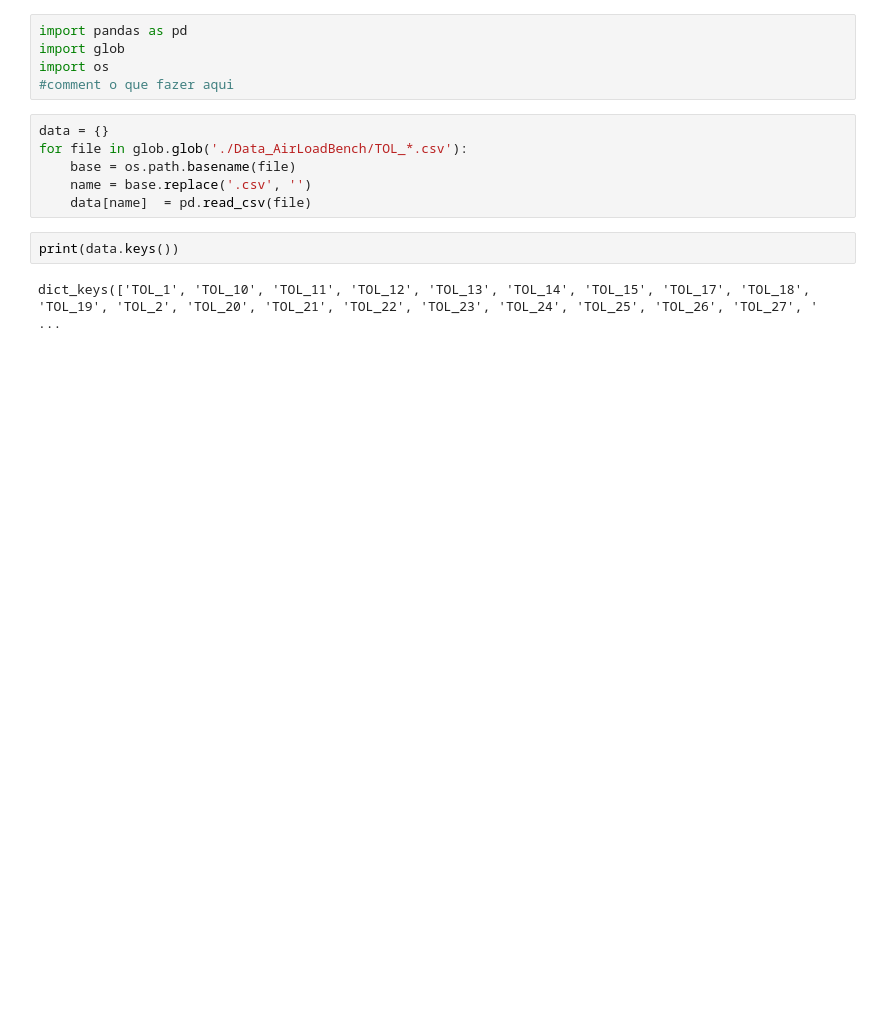
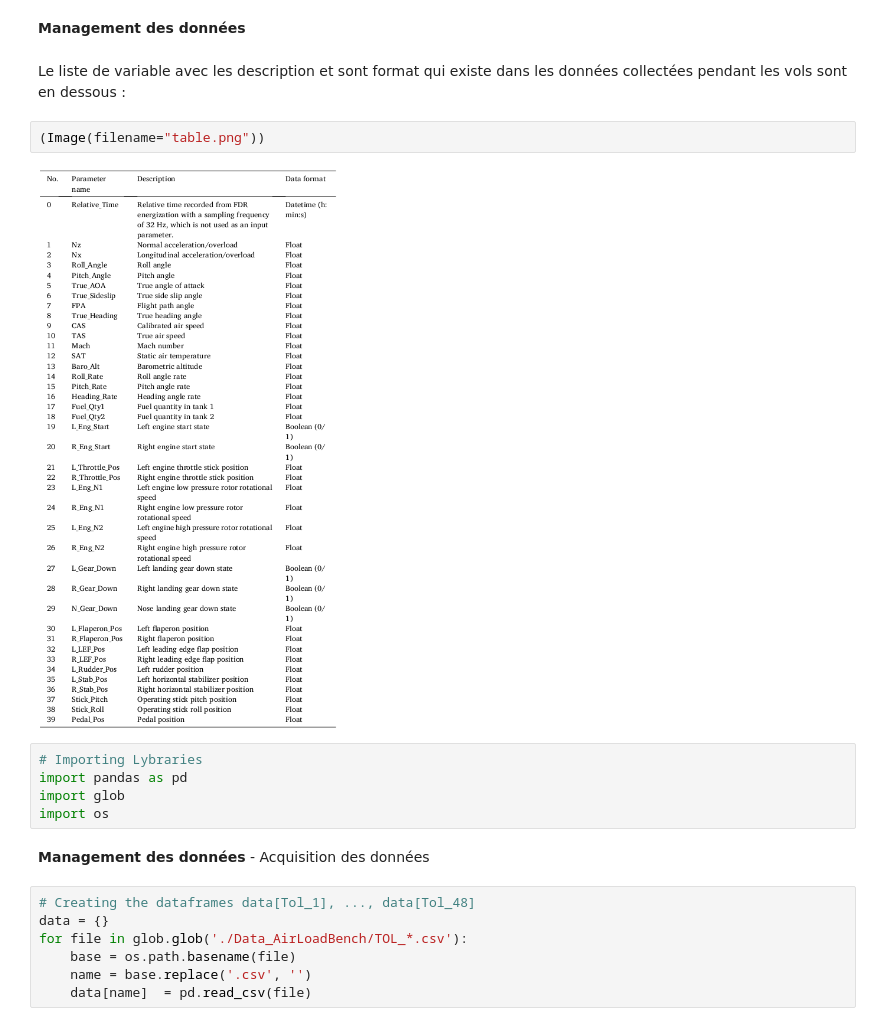
Before and after one commit to BrunoRichard98/Mini_Challenge_Capteur_Virtuel_AirLoadBench, a Jupyter notebook: Mini_Challenge_Bruno_Samuel.ipynb, the cells around one changed output. Cells and saved outputs as stored; diff of their text form; blank space fills up the shorter version.

```diff
--- a/Mini_Challenge_Bruno_Samuel.ipynb
+++ b/Mini_Challenge_Bruno_Samuel.ipynb
@@ -1,17 +27,24 @@
+# %% [markdown]
+**Management des données**
+# %% [markdown]
+Le liste de variable avec les description et sont format qui existe dans les données collectées pendant les vols sont en dessous :
+# %%
+(Image(filename="table.png"))
+# %% [output]
+[figure, added]
 # %%
+# Importing Lybraries
 import pandas as pd
 import glob
 import os
-#comment o que fazer aqui
+# %% [markdown]
+**Management des données** - Acquisition des données
 # %%
+# Creating the dataframes data[Tol_1], ..., data[Tol_48]
 data = {}
 for file in glob.glob('./Data_AirLoadBench/TOL_*.csv'):
     base = os.path.basename(file)
     name = base.replace('.csv', '')
     data[name]  = pd.read_csv(file)
-# %%
-print(data.keys())
-# %% [output]
-dict_keys(['TOL_1', 'TOL_10', 'TOL_11', 'TOL_12', 'TOL_13', 'TOL_14', 'TOL_15', 'TOL_17', 'TOL_18', 'TOL_19', 'TOL_2', 'TOL_20', 'TOL_21', 'TOL_22', 'TOL_23', 'TOL_24', 'TOL_25', 'TOL_26', 'TOL_27', ' ...
 # %%
 data['TOL_1']
```
Also changed, not shown: parts of 49 cells of this notebook.
